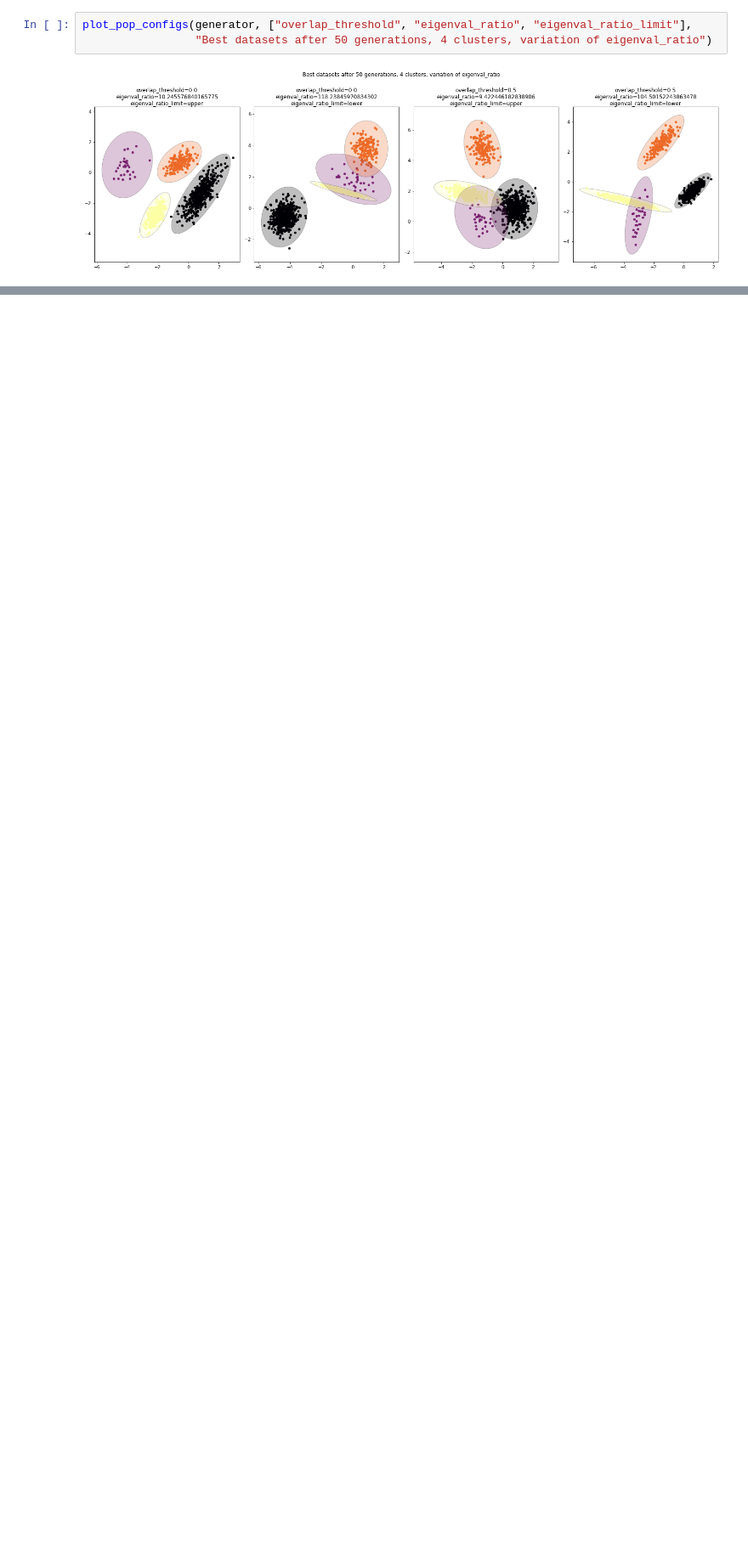
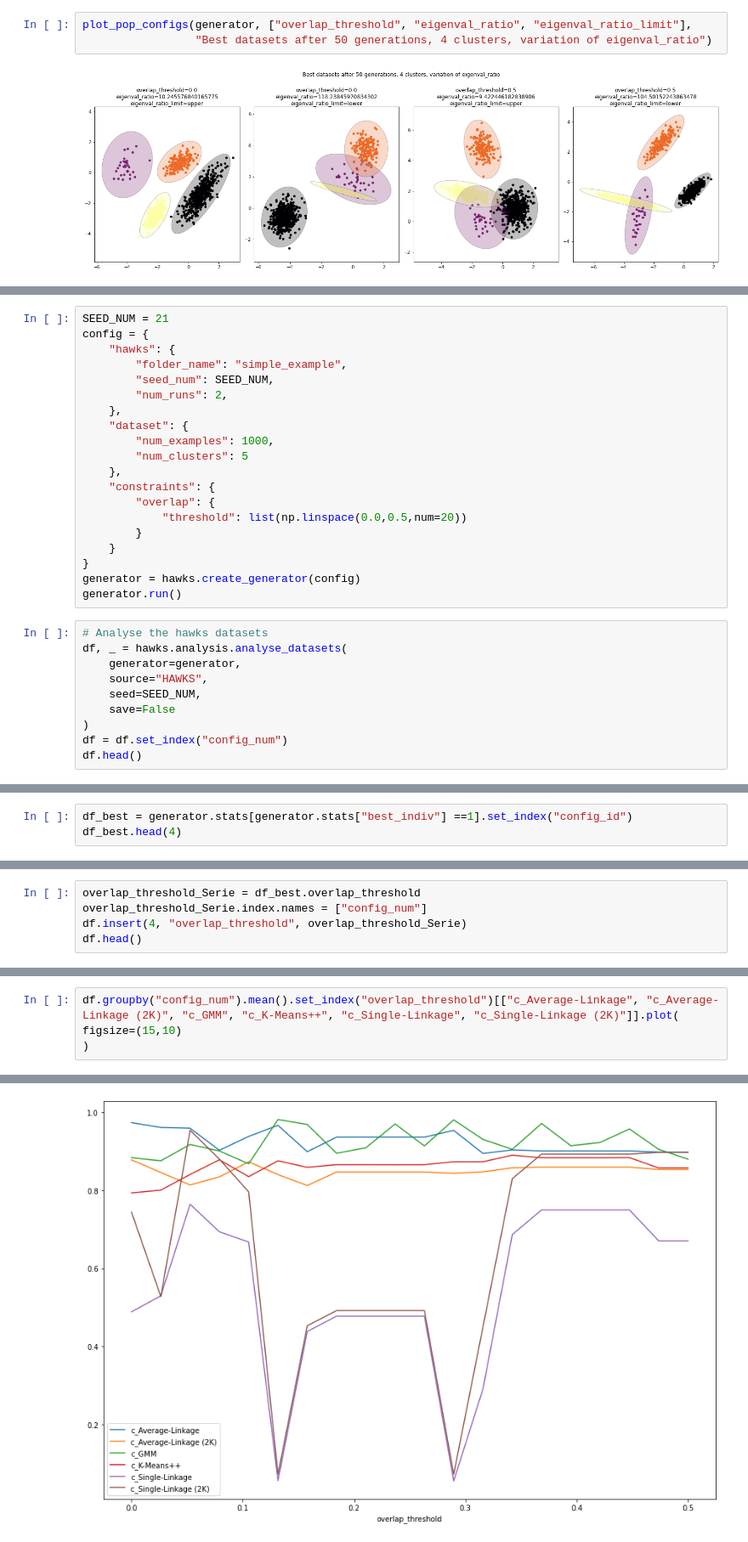
Before and after one commit to LudovicSterlin/projet-stochastic, a Jupyter notebook: clustering_datasets.ipynb, the cells around one changed output, grey strips where cells are left out. Shown at 85% size. Drawn from its saved outputs; the diff is of its cells as text; blank space fills up the shorter version.

```diff
--- a/clustering_datasets.ipynb
+++ b/clustering_datasets.ipynb
@@ -419,0 +517,30 @@ ARI: 0.6662700050805135
+# %%
+SEED_NUM = 21
+config = {
+    "hawks": {
+        "folder_name": "simple_example",
+        "seed_num": SEED_NUM,
+        "num_runs": 2,
+    },
+    "dataset": {
+        "num_examples": 1000,
+        "num_clusters": 5
+    },
+    "constraints": {
+        "overlap": {
+            "threshold": list(np.linspace(0.0,0.5,num=20))
+        }
+    }
+}
+generator = hawks.create_generator(config)
+generator.run()
+# %%
+# Analyse the hawks datasets
+df, _ = hawks.analysis.analyse_datasets(
+    generator=generator,
+    source="HAWKS",
+    seed=SEED_NUM,
+    save=False
+)
+df = df.set_index("config_num")
+df.head()
@@ -419,0 +554,3 @@ ARI: 0.6662700050805135
+# %%
+df_best = generator.stats[generator.stats["best_indiv"] ==1].set_index("config_id")
+df_best.head(4)
@@ -419,0 +564,5 @@ ARI: 0.6662700050805135
+# %%
+overlap_threshold_Serie = df_best.overlap_threshold
+overlap_threshold_Serie.index.names = ["config_num"]
+df.insert(4, "overlap_threshold", overlap_threshold_Serie)
+df.head()
@@ -419,0 +577,5 @@ ARI: 0.6662700050805135
+# %%
+df.groupby("config_num").mean().set_index("overlap_threshold")[["c_Average-Linkage", "c_Average-Linkage (2K)", "c_GMM", "c_K-Means++", "c_Single-Linkage", "c_Single-Linkage (2K)"]].plot(
+figsize=(15,10)
+)
+# %% [output]
@@ -419,0 +583 @@ ARI: 0.6662700050805135
+[figure, added]
```
Also changed, not shown: parts of 27 cells of this notebook, 7 other files.
